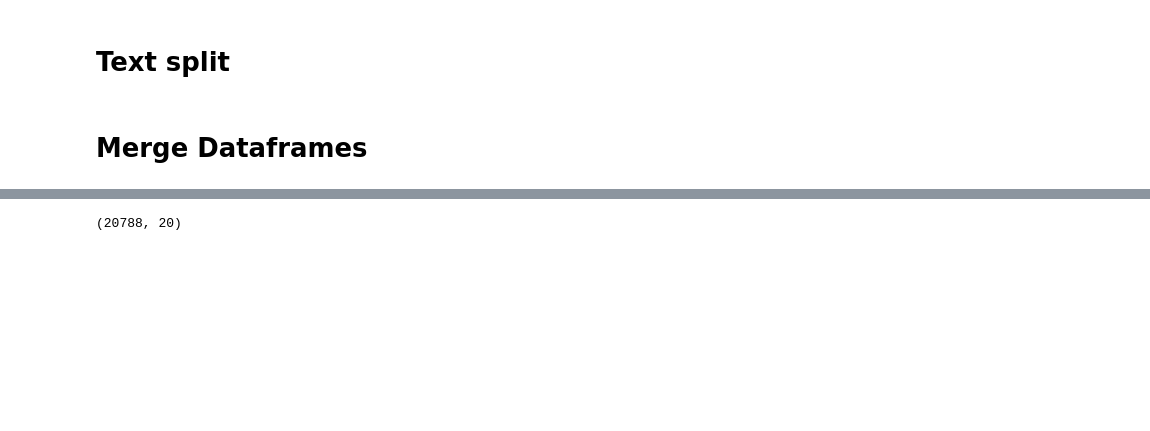
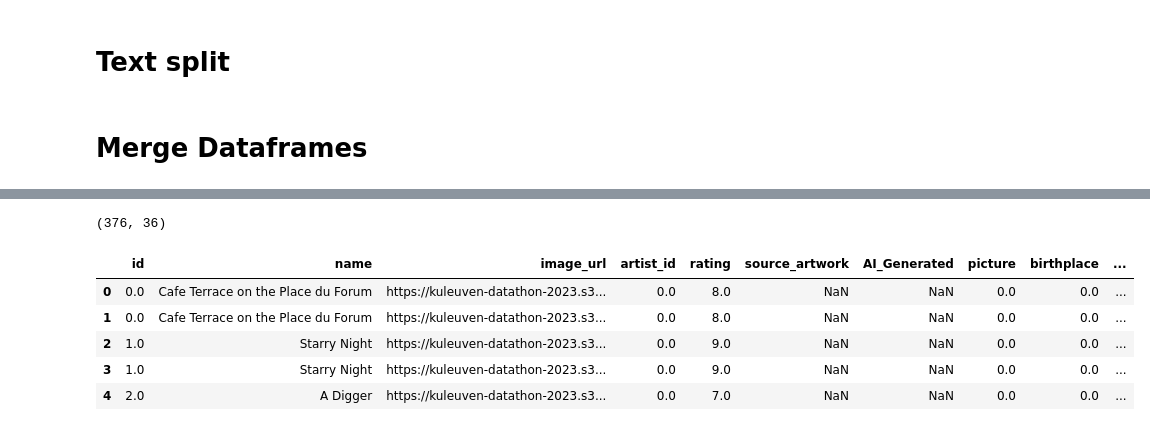
Before and after one commit to StefHerregods/datathon-AI-art, a Jupyter notebook: DataProcessing/1_DataProcessingMerge.ipynb, the cells around one changed output, grey strips where cells are left out. Saved outputs shown, nothing was run; the diff lists cells and outputs as text; code cells hidden in the pictures; blank space fills up the shorter version.

```diff
--- a/DataProcessing/1_DataProcessingMerge.ipynb
+++ b/DataProcessing/1_DataProcessingMerge.ipynb
@@ -223,9 +266,20 @@ df1 = pd.concat(df_list1)
+# %%
+Special_dummies.shape
+# %% [output]
+(376, 36)
 # %%
-df_list2 = [Movement, Special, df1, Artist2, Education, Places2]
+#df_list2 = [Movement, Special, df1, Artist2, Education, Places2]
+df_list21 = [df1, Artist2, Education, Places2]
 
-df2 = reduce(lambda left, right: pd.merge(left, right, on = ["artist_id"], how = "outer"), df_list2)
+#df2 = reduce(lambda left, right: pd.merge(left, right, on = ["artist_id"], how = "outer"), df_list2)
+df21 = reduce(lambda left, right: pd.merge(left, right, on = ["artist_id"], how = "outer"), df_list21)
 # %%
-df2.shape
+df21.head()
 # %% [output]
-(20788, 20)
+|  | id | name | image_url | artist_id | rating | source_artwork | AI_Generated | picture | birthplace | ... |
+| 0 | 0.0 | Cafe Terrace on the Place du Forum | https://kuleuven-datathon-2023.s3... | 0.0 | 8.0 | NaN | NaN | 0.0 | 0.0 | ... |
+| 1 | 0.0 | Cafe Terrace on the Place du Forum | https://kuleuven-datathon-2023.s3... | 0.0 | 8.0 | NaN | NaN | 0.0 | 0.0 | ... |
+| 2 | 1.0 | Starry Night | https://kuleuven-datathon-2023.s3... | 0.0 | 9.0 | NaN | NaN | 0.0 | 0.0 | ... |
+| 3 | 1.0 | Starry Night | https://kuleuven-datathon-2023.s3... | 0.0 | 9.0 | NaN | NaN | 0.0 | 0.0 | ... |
+| 4 | 2.0 | A Digger | https://kuleuven-datathon-2023.s3... | 0.0 | 7.0 | NaN | NaN | 0.0 | 0.0 | ... |
 # %%
```
Also changed, not shown: parts of 10 cells of this notebook, 1 other file.
